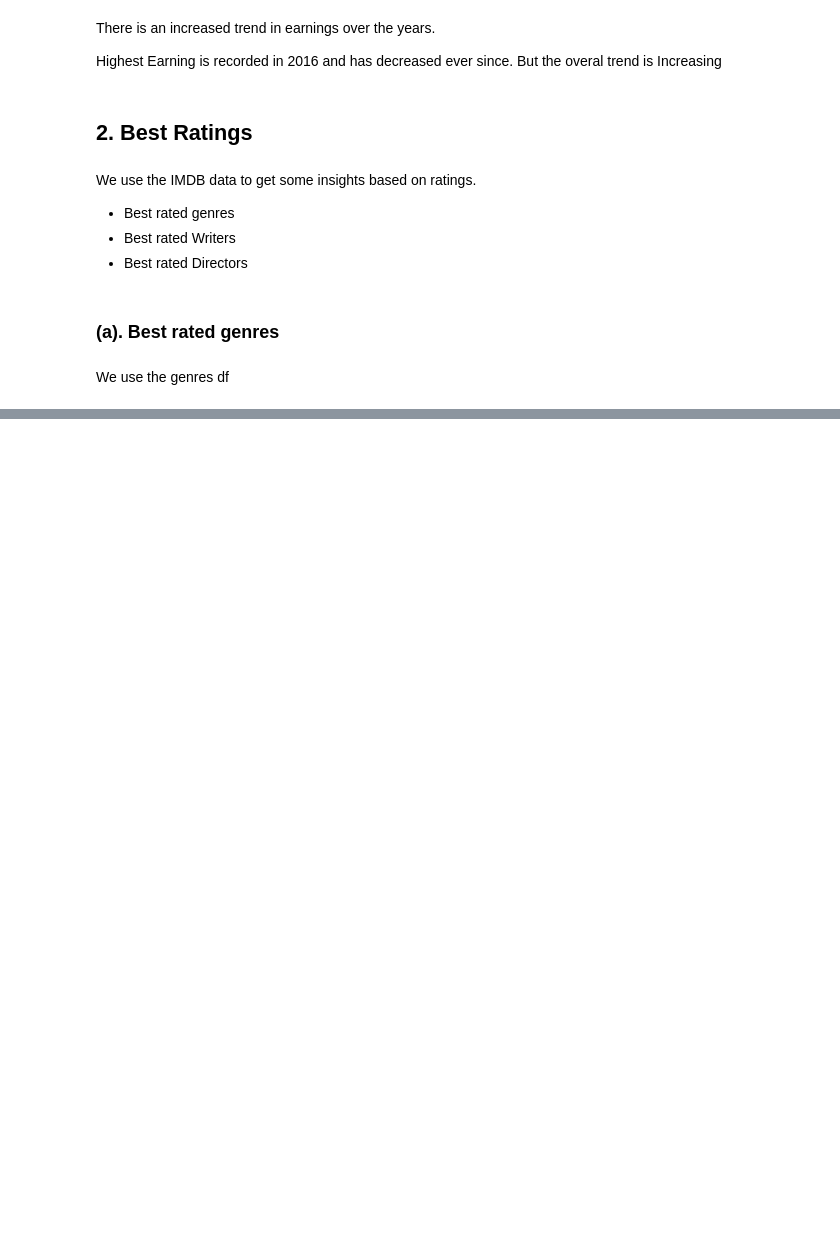
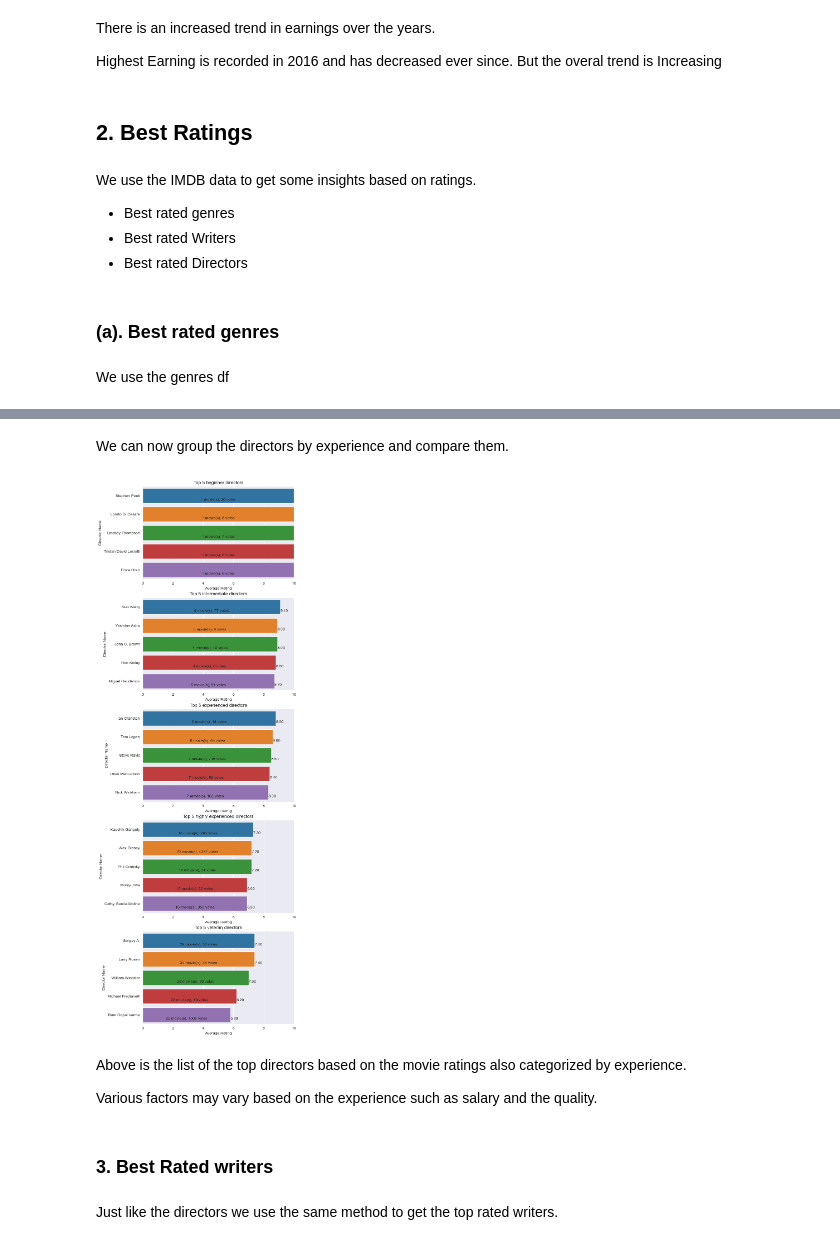
Before and after one commit to ericks-on/EDA-Film-industry, a Jupyter notebook: index.ipynb, the cells around one changed output, grey strips where cells are left out. Cells and saved outputs as stored; diff of their text form; code cells hidden in the pictures; blank space fills up the shorter version.

```diff
--- a/index.ipynb
+++ b/index.ipynb
@@ -916,0 +1242,9 @@ ratings_df
+# %%
+# merging the ratings to include movies count
+ratings_by_directors = ratings_by_directors.merge(
+    director_movie_count,
+    on='person_id',
+    how='inner'
+)
+
+ratings_by_directors.info()
@@ -916,0 +1265,11 @@ ratings_df
+# %%
+# change data type of moviecount column
+ratings_by_directors.moviecount = ratings_by_directors.moviecount.astype('Int32')
+# include sorting by movie count
+ratings_by_directors.sort_values(
+    by=['averagerating', 'moviecount', 'numvotes'],
+    ascending=False,
+    inplace=True
+)
+
+ratings_by_directors
@@ -916,0 +1290,2 @@ ratings_df
+# %% [markdown]
+We can now group the directors by experience and compare them.
@@ -916,0 +1317,57 @@ ratings_df
+# %%
+# create figure and axes
+fig, axes = plt.subplots(nrows=5, figsize=(7, 25))
+
+# list of all dataframes
+data_list = [
+    top_5_beginner_directors,
+    top_5_intermediate_directors,
+    top_5_experienced_directors,
+    top_5_highly_directors,
+    top_5_veteran_directors
+]
+
+# plotting the data
+for i, data in enumerate(data_list):
+    sns.barplot(
+        data=data,
+        x='averagerating',
+        y='primary_name',
+        ax=axes[i]
+    )
+    # including the number of votes and movie count
+    n = 0
+    for p in axes[i].patches:
+        # labelling the rating
+        axes[i].annotate(
+            f'{p.get_width():.2f}',
+            (p.get_width() + .25, p.get_y() + p.get_height()),
+            ha='center', va='center',
+            xytext=(0, 9),
+            textcoords='offset points'
+        )
+        # labelling the number of votes
+        axes[i].annotate(
+            f'{data.moviecount.iloc[n]} movie(s), {data.numvotes.iloc[n]} votes',
+            (p.get_width() / 2., p.get_y() + p.get_height()),
+            ha='center', va='center',
+            xytext=(0, 9),
+            textcoords='offset points'
+        )
+        n += 1
+
+    # labeling axes
+    axes[i].set_title(f'Top 5 {data.experience.iloc[i]} directors')
+    axes[i].set_xlabel('Average Rating')
+    axes[i].set_ylabel('Director Name')
+    axes[i].set_xlim(0, 10)
+# %% [output]
+[figure, added]
+# %% [markdown]
+Above is the list of the top directors based on the movie ratings also categorized by experience.
+
+Various factors may vary based on the experience such as salary and the quality.
+# %% [markdown]
+### 3. Best Rated writers
+# %% [markdown]
+Just like the directors we use the same method to get the top rated writers.
```
Also changed, not shown: parts of 83 cells of this notebook.
